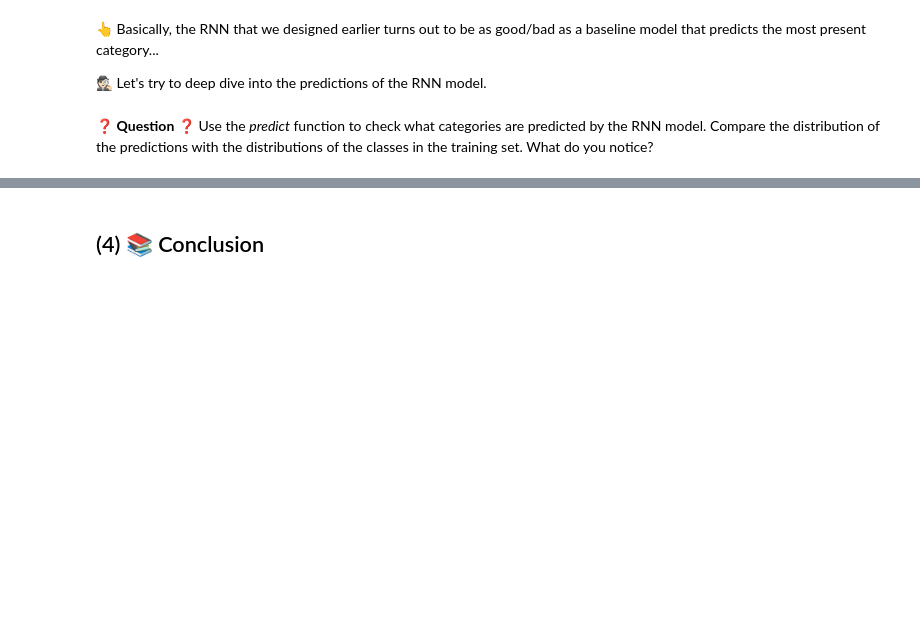
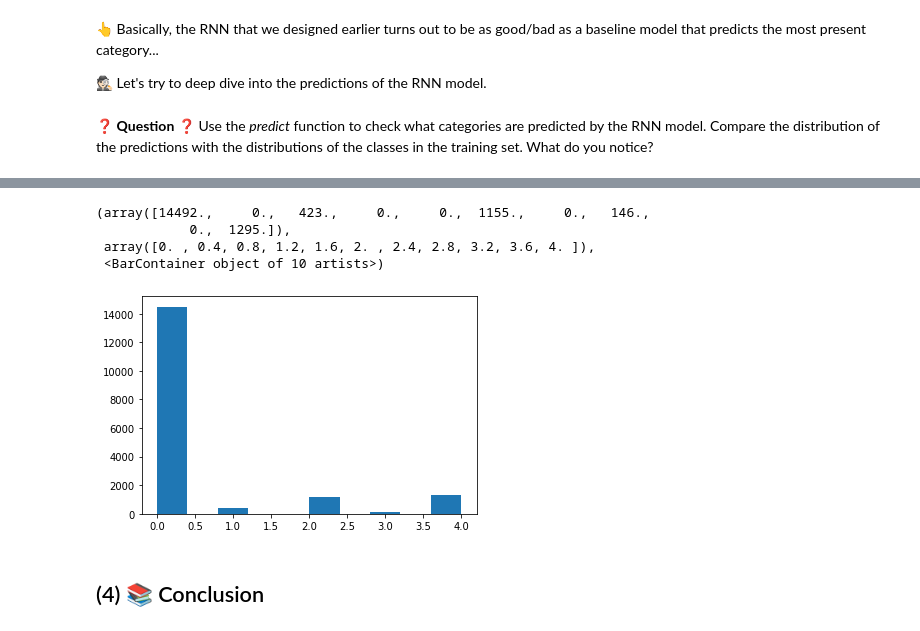
Before and after one commit to sattia7/electrocardiograms-Classification, a Jupyter notebook: classify_electrocardiograms.ipynb, the cells around one changed output, grey strips where cells are left out. Cells and saved outputs as stored; diff of their text form; code cells hidden in the pictures; blank space fills up the shorter version.

```diff
--- a/classify_electrocardiograms.ipynb
+++ b/classify_electrocardiograms.ipynb
@@ -123,4 +152,7 @@ for i in range(5): # Five examples per category
 # WARNING, the way to import pad_sequences will differ depending on your tensorflow version
 # Check the Tensorflow documentation
 
-pass  # YOUR CODE HERE
+from tensorflow.keras.preprocessing.sequence import pad_sequences
+
+X_pad = pad_sequences(X, dtype='float32', value=-9999) # int32 by default
+X_pad
@@ -144 +209,5 @@ print(result.check())
+# %%
+#from tensorflow import expand_dims
+import numpy as np
+X_pad_ex = np.expand_dims (X_pad, 2)
 # %%
@@ -151,0 +219,5 @@ assert(X_pad.shape == (87554, 187, 1))
+# %%
+from tensorflow.keras.utils import to_categorical
+
+y_cat = to_categorical(y)
+y_cat
@@ -158,3 +236,7 @@ assert(X_pad.shape == (87554, 187, 1))
+# %%
+from sklearn.model_selection import train_test_split
+
+X_train, X_test, y_train, y_test = train_test_split(X_pad_ex, y_cat, test_size=0.2)
 # %% [markdown]
 ### (2.1) 💻  GRU and LSTM
 # %% [markdown]
@@ -231,3 +430,11 @@ print(f'Baseline accuracy = {round(baseline_accuracy,3)}')
+# %%
+plt.hist(np.argmax(y_test, axis=1))
+# %% [output]
+(array([14492.,     0.,   423.,     0.,     0.,  1155.,     0.,   146.,
+            0.,  1295.]),
+ array([0. , 0.4, 0.8, 1.2, 1.6, 2. , 2.4, 2.8, 3.2, 3.6, 4. ]),
+ <BarContainer object of 10 artists>)
+[figure, added]
 # %% [markdown]
 ## (4) 📚 Conclusion
 # %% [markdown]
```
Also changed, not shown: parts of 39 cells of this notebook, 4 other files.
